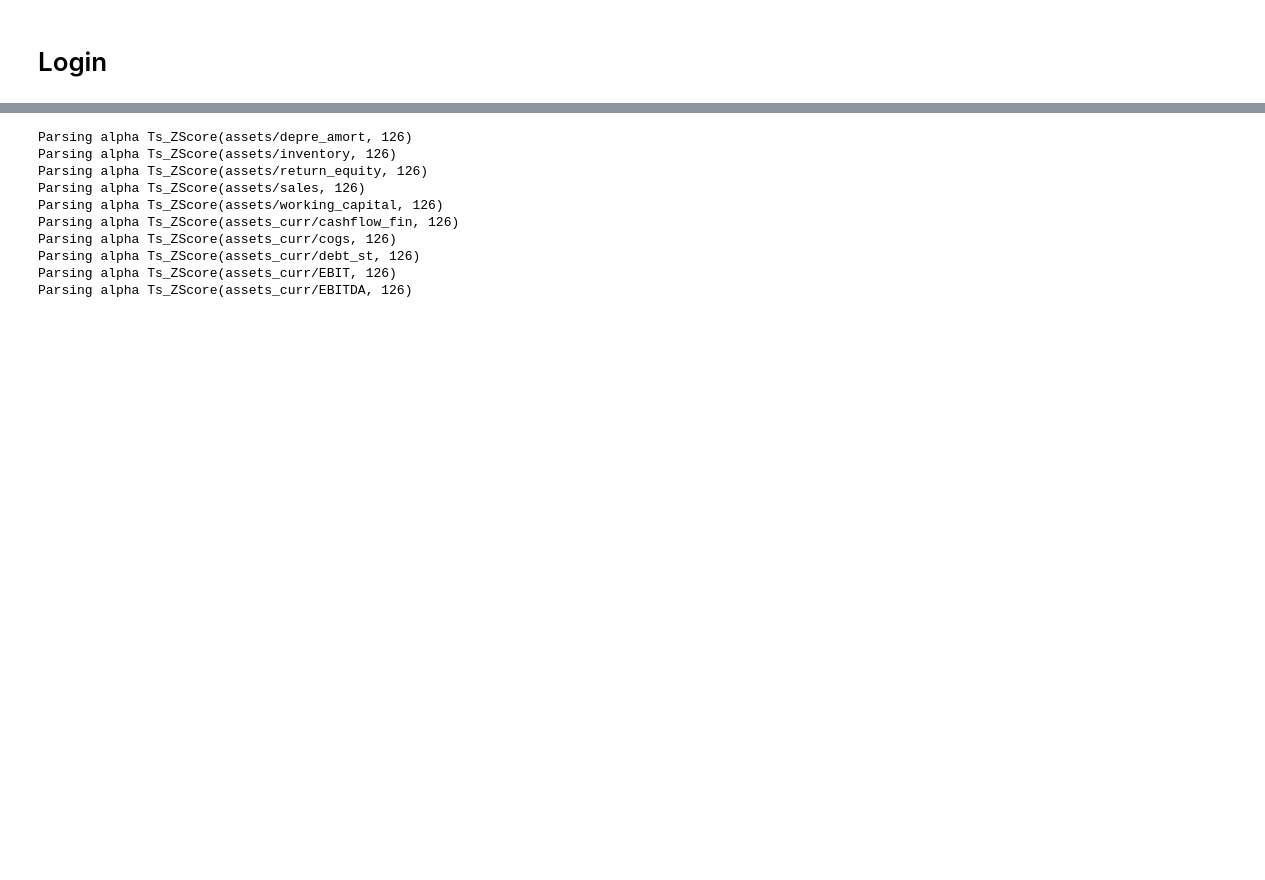
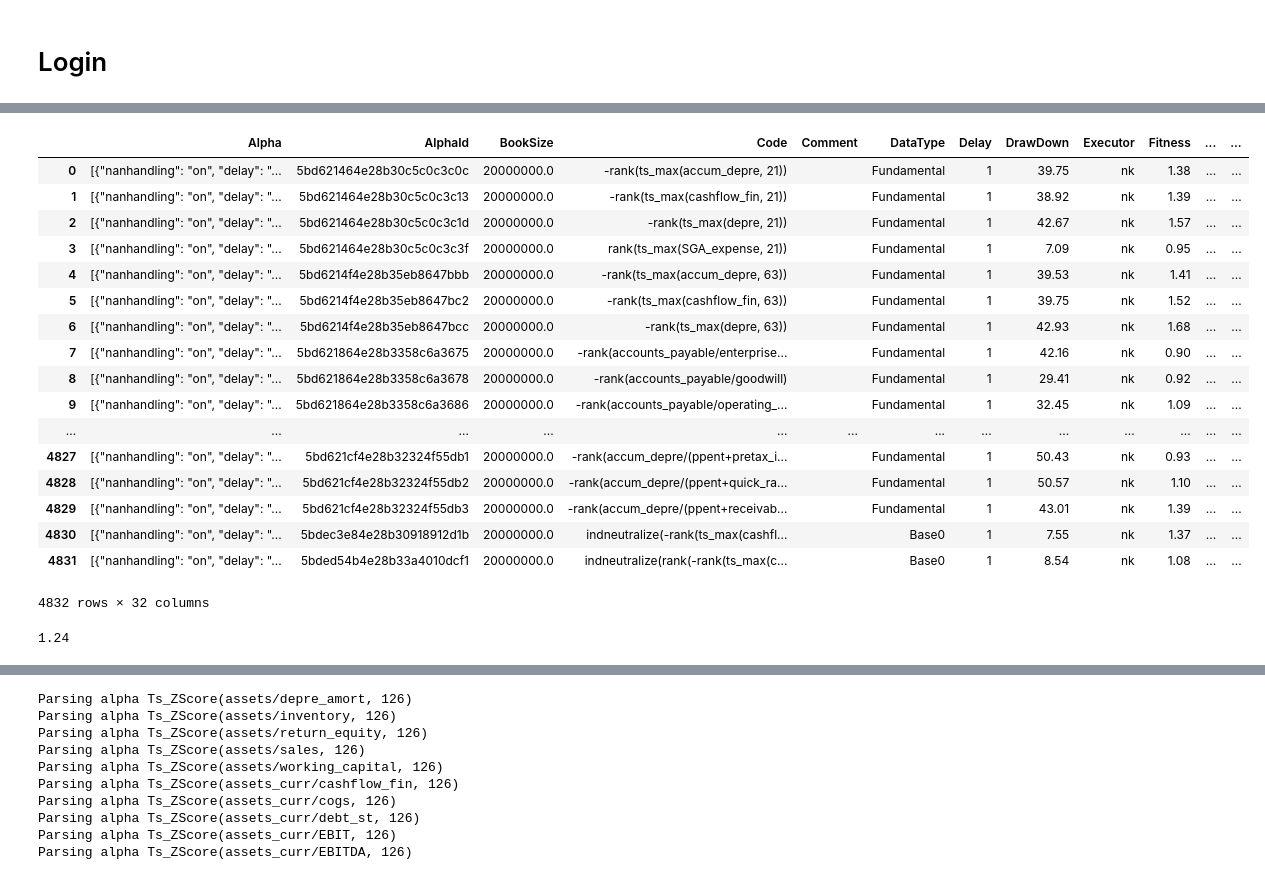
Before and after one commit to juta8/test, a Jupyter notebook: workflow.ipynb, the cells around one changed output, grey strips where cells are left out. Cells and saved outputs as stored; diff of their text form; code cells hidden in the pictures; blank space fills up the shorter version.

```diff
--- a/workflow.ipynb
+++ b/workflow.ipynb
@@ -141,0 +186,2 @@ S
+# %%
+mongo['alphas_prod'].update({'Executor': 'nk'}, {'$set':{'Iteration': 0}}, multi=True)
@@ -141,0 +201,21 @@ S
+# %%
+pd.DataFrame(list(mongo['alphas_prod'].find({'Executor': {"$in": ['nk']}})))
+# %% [output]
+|  | Alpha | AlphaId | BookSize | Code | Comment | DataType | Delay | DrawDown | Executor | Fitness | ... | ... |
+| 0 | [{"nanhandling": "on", "delay": "... | 5bd621464e28b30c5c0c3c0c | 20000000.0 | -rank(ts_max(accum_depre, 21)) |  | Fundamental | 1 | 39.75 | nk | 1.38 | ... | ... |
+| 1 | [{"nanhandling": "on", "delay": "... | 5bd621464e28b30c5c0c3c13 | 20000000.0 | -rank(ts_max(cashflow_fin, 21)) |  | Fundamental | 1 | 38.92 | nk | 1.39 | ... | ... |
+| 2 | [{"nanhandling": "on", "delay": "... | 5bd621464e28b30c5c0c3c1d | 20000000.0 | -rank(ts_max(depre, 21)) |  | Fundamental | 1 | 42.67 | nk | 1.57 | ... | ... |
+| 3 | [{"nanhandling": "on", "delay": "... | 5bd621464e28b30c5c0c3c3f | 20000000.0 | rank(ts_max(SGA_expense, 21)) |  | Fundamental | 1 | 7.09 | nk | 0.95 | ... | ... |
+| 4 | [{"nanhandling": "on", "delay": "... | 5bd6214f4e28b35eb8647bbb | 20000000.0 | -rank(ts_max(accum_depre, 63)) |  | Fundamental | 1 | 39.53 | nk | 1.41 | ... | ... |
+| 5 | [{"nanhandling": "on", "delay": "... | 5bd6214f4e28b35eb8647bc2 | 20000000.0 | -rank(ts_max(cashflow_fin, 63)) |  | Fundamental | 1 | 39.75 | nk | 1.52 | ... | ... |
+| 6 | [{"nanhandling": "on", "delay": "... | 5bd6214f4e28b35eb8647bcc | 20000000.0 | -rank(ts_max(depre, 63)) |  | Fundamental | 1 | 42.93 | nk | 1.68 | ... | ... |
+| 7 | [{"nanhandling": "on", "delay": "... | 5bd621864e28b3358c6a3675 | 20000000.0 | -rank(accounts_payable/enterprise... |  | Fundamental | 1 | 42.16 | nk | 0.90 | ... | ... |
+| 8 | [{"nanhandling": "on", "delay": "... | 5bd621864e28b3358c6a3678 | 20000000.0 | -rank(accounts_payable/goodwill) |  | Fundamental | 1 | 29.41 | nk | 0.92 | ... | ... |
+| 9 | [{"nanhandling": "on", "delay": "... | 5bd621864e28b3358c6a3686 | 20000000.0 | -rank(accounts_payable/operating_... |  | Fundamental | 1 | 32.45 | nk | 1.09 | ... | ... |
+| ... | ... | ... | ... | ... | ... | ... | ... | ... | ... | ... | ... | ... |
+| 4827 | [{"nanhandling": "on", "delay": "... | 5bd621cf4e28b32324f55db1 | 20000000.0 | -rank(accum_depre/(ppent+pretax_i... |  | Fundamental | 1 | 50.43 | nk | 0.93 | ... | ... |
+| 4828 | [{"nanhandling": "on", "delay": "... | 5bd621cf4e28b32324f55db2 | 20000000.0 | -rank(accum_depre/(ppent+quick_ra... |  | Fundamental | 1 | 50.57 | nk | 1.10 | ... | ... |
+| 4829 | [{"nanhandling": "on", "delay": "... | 5bd621cf4e28b32324f55db3 | 20000000.0 | -rank(accum_depre/(ppent+receivab... |  | Fundamental | 1 | 43.01 | nk | 1.39 | ... | ... |
+| 4830 | [{"nanhandling": "on", "delay": "... | 5bdec3e84e28b30918912d1b | 20000000.0 | indneutralize(-rank(ts_max(cashfl... |  | Base0 | 1 | 7.55 | nk | 1.37 | ... | ... |
+| 4831 | [{"nanhandling": "on", "delay": "... | 5bded54b4e28b33a4010dcf1 | 20000000.0 | indneutralize(rank(-rank(ts_max(c... |  | Base0 | 1 | 8.54 | nk | 1.08 | ... | ... |
+4832 rows × 32 columns
@@ -141,0 +224,4 @@ S
+# %%
+df['Sharpe'].max()
+# %% [output]
+1.24
```
Also changed, not shown: parts of 49 cells of this notebook, 7 other files.
